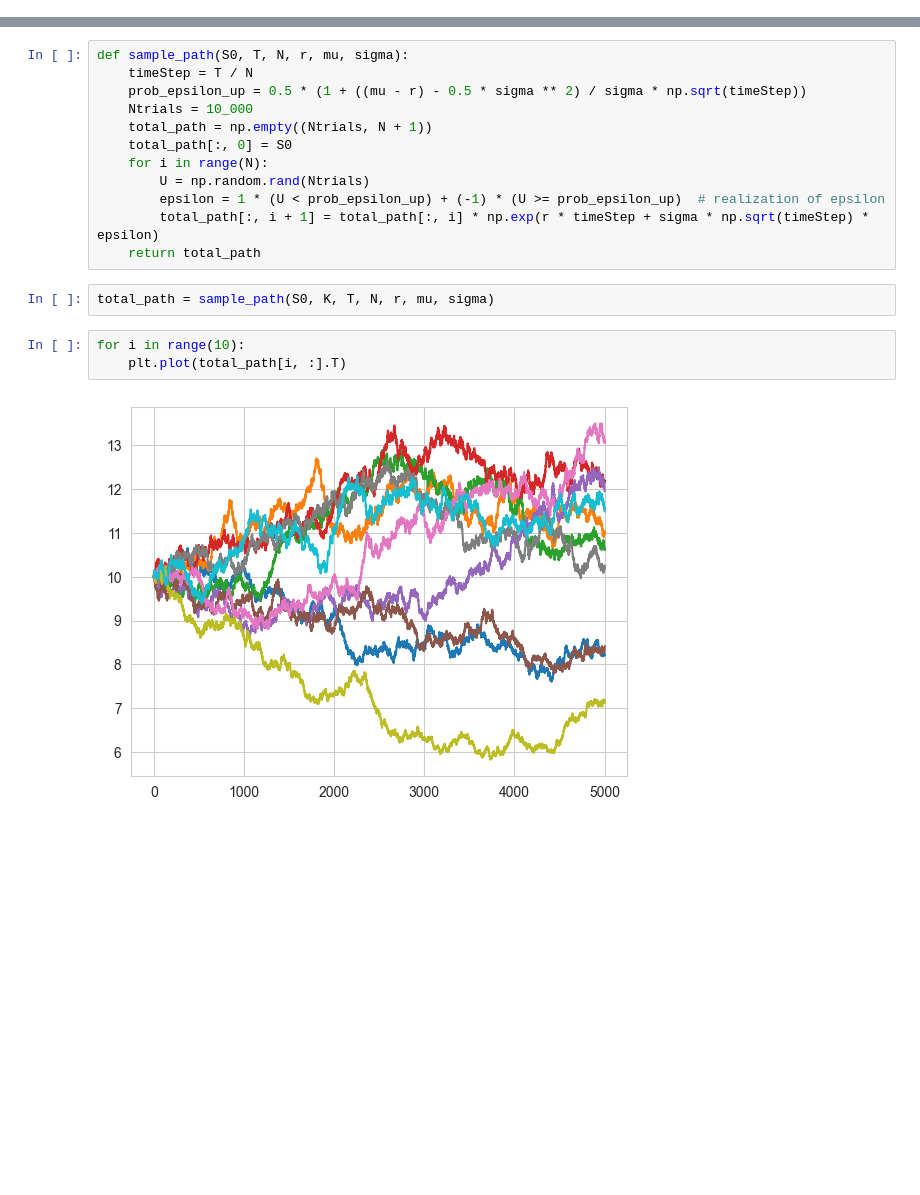
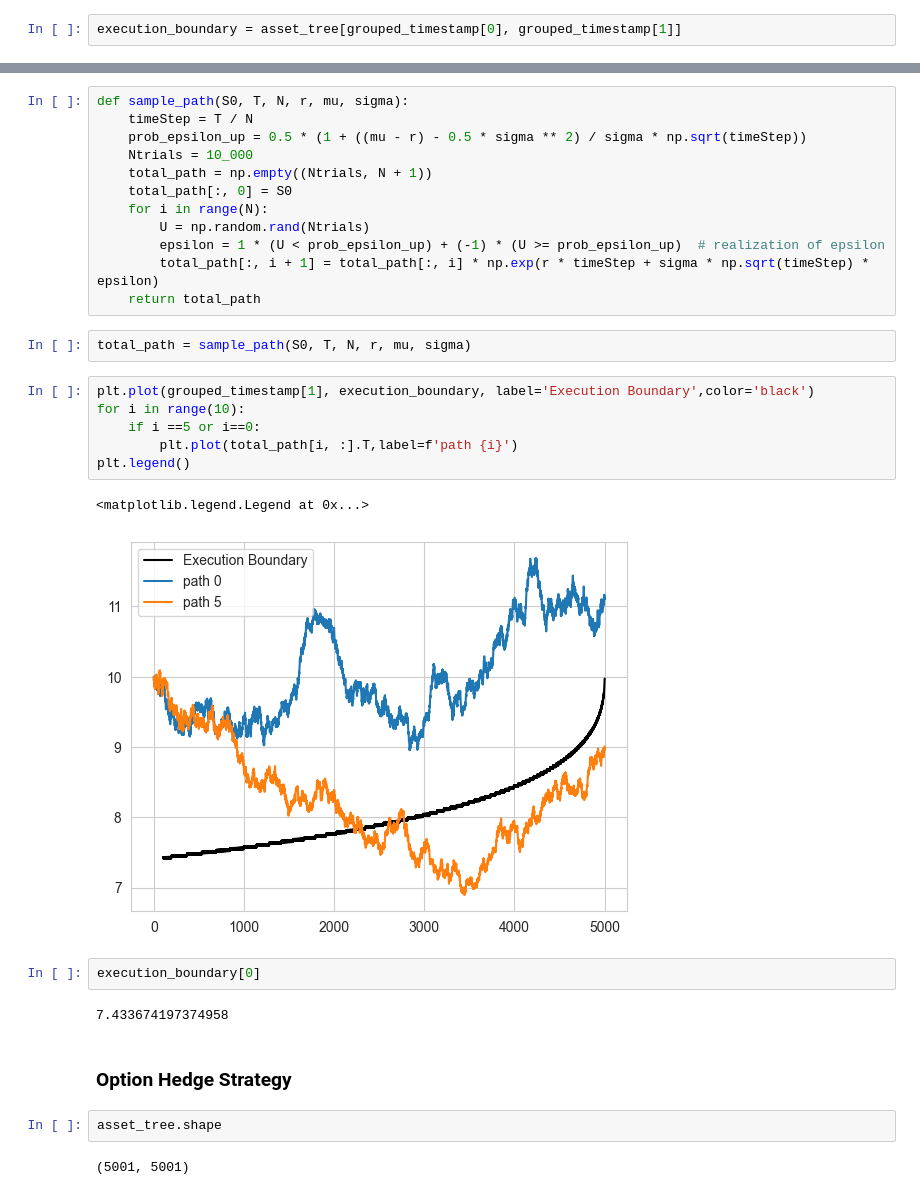
Before and after one commit to kaiwenShen/Pricing_Project1, a Jupyter notebook: Project1.ipynb, the cells around one changed output, grey strips where cells are left out. Cells and saved outputs as stored; diff of their text form; blank space fills up the shorter version.

Commit message:
figured out how to hedge

```diff
--- a/Project1.ipynb
+++ b/Project1.ipynb
@@ -62,4 +62,6 @@ def np_groupby(data, key):
 grouped_timestamp = np_groupby(*np.where((K - asset_tree - Q_option_tree) == 0))
 # %%
 grouped_timestamp = np.vstack([[min(item) for item in grouped_timestamp.values()], list(grouped_timestamp.keys())])
+# %%
+execution_boundary = asset_tree[grouped_timestamp[0], grouped_timestamp[1]]
 # %%
@@ -100,9 +92,23 @@ def sample_path(S0, T, N, r, mu, sigma):
         total_path[:, i + 1] = total_path[:, i] * np.exp(r * timeStep + sigma * np.sqrt(timeStep) * epsilon)
     return total_path
 # %%
-total_path = sample_path(S0, K, T, N, r, mu, sigma)
+total_path = sample_path(S0, T, N, r, mu, sigma)
 # %%
+plt.plot(grouped_timestamp[1], execution_boundary, label='Execution Boundary',color='black')
 for i in range(10):
-    plt.plot(total_path[i, :].T)
+    if i ==5 or i==0:
+        plt.plot(total_path[i, :].T,label=f'path {i}')
+plt.legend()
 # %% [output]
+<matplotlib.legend.Legend at 0x...>
-[figure, old version]
+[figure, new version]
+# %%
+execution_boundary[0]
+# %% [output]
+7.433674197374958
+# %% [markdown]
+### Option Hedge Strategy
+# %%
+asset_tree.shape
+# %% [output]
+(5001, 5001)
```
Also changed, not shown: parts of 19 cells of this notebook.
